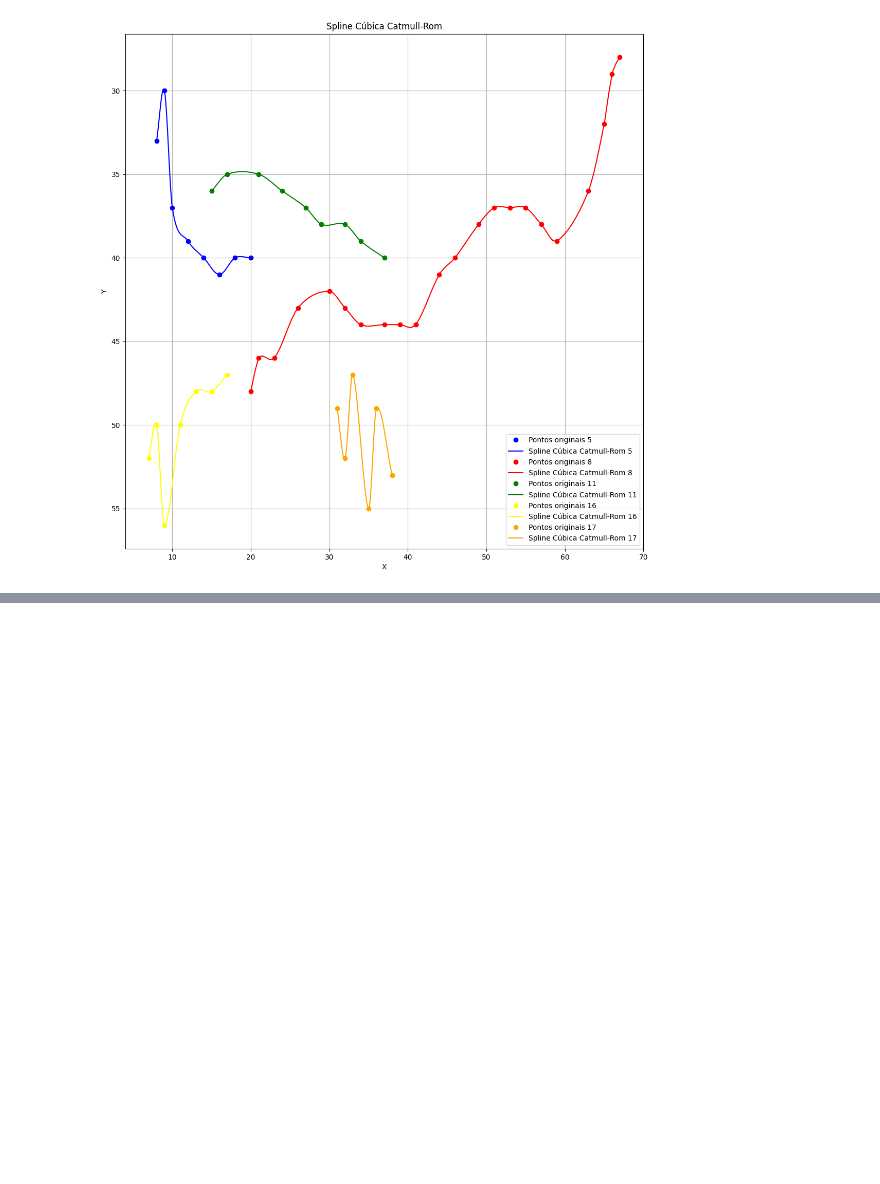
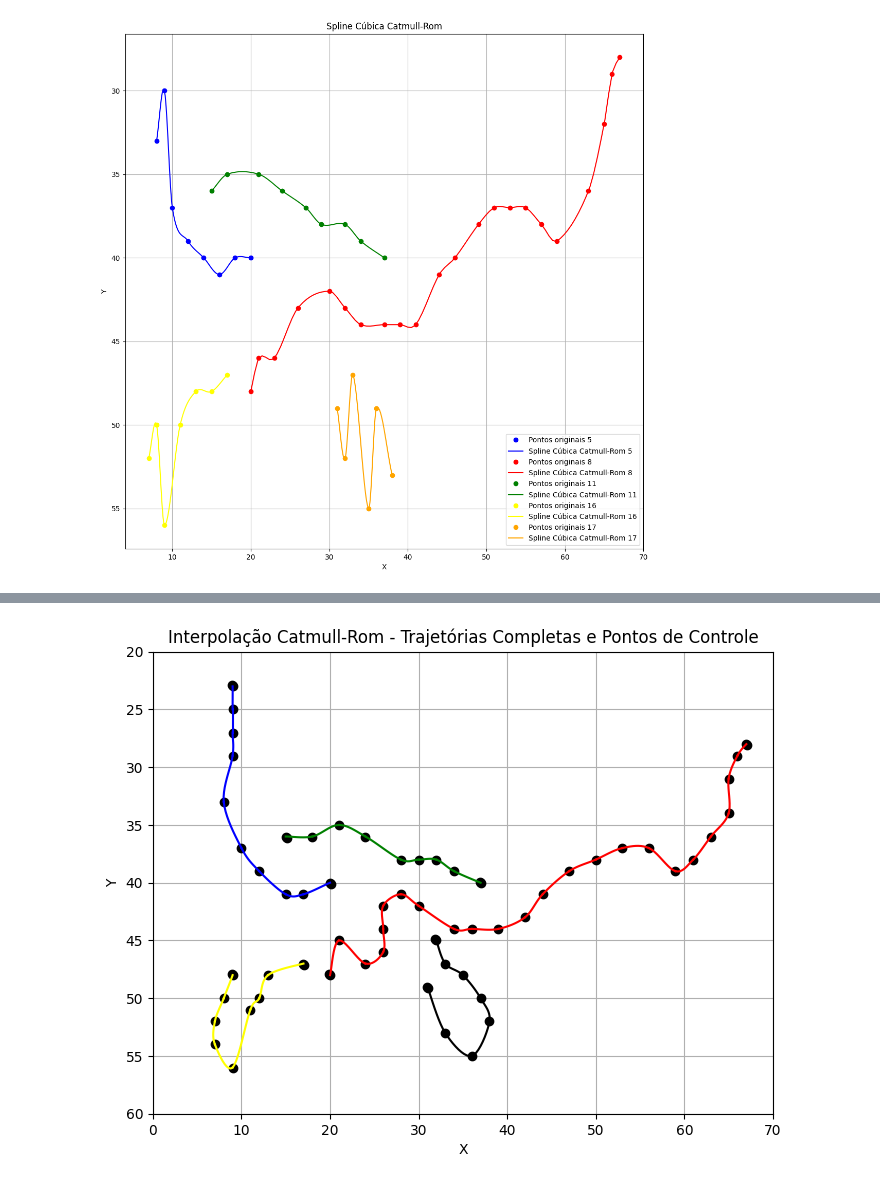
Before and after one commit to MariaLuizaLogrado/PVA, a Jupyter notebook: face_recognition_old.ipynb, the cells around one changed output, grey strips where cells are left out. Cells and saved outputs as stored; diff of their text form; code cells hidden in the pictures; blank space fills up the shorter version.

```diff
--- a/face_recognition_old.ipynb
+++ b/face_recognition_old.ipynb
@@ -947,0 +1005,86 @@ GIF salvo como 'interpolacao_catmull_rom_acumulado.gif'
+# %%
+import numpy as np
+import matplotlib.pyplot as plt
+
+colors = ['blue', 'red', 'green', 'yellow', 'black', 'black']
+
+# Configuração da figura para plotagem dos gráficos
+plt.figure(figsize=(8, 6))
+
+# Lista para armazenar as coordenadas de todas as trajetórias completas
+all_X = []
+all_Y = []
+all_control_x = []
+all_control_y = []
+all_colors = []
+
+# Loop sobre cada chave em anotacao_novo_maiores_caminhos
+for idx, (key, value) in enumerate(anotacao_novo_maiores_caminhos.items()):
+
+    color = colors[idx % len(colors)]
+    # Extraindo as coordenadas x e y
+    coordenadas = anotacao_novo_maiores_caminhos[key]
+    control_x = [coord[0] for coord in coordenadas]
+    control_y = [coord[1] for coord in coordenadas]
+
+    # Adicionando pontos fantasmas
+    control_x.insert(0, control_x[0] - 0.1)
+    control_x.append(control_x[-1] + 0.1)
+    control_y.insert(0, control_y[0] - 0.1)
+    control_y.append(control_y[-1] + 0.1)
+
+    T = 1
+    t = np.arange(0, 1.1, 0.1)
+    N = len(control_x)
+
+    interpolated_points = np.zeros((len(t), 2))
+    X = np.zeros((len(t), N - 3))
+    Y = np.zeros((len(t), N - 3))
+
+    vx = np.zeros((N - 3, 4))
+    vy = np.zeros((N - 3, 4))
+    for i in range(N - 3):
+        vx[i, :] = control_x[i:i + 4]
+        vy[i, :] = control_y[i:i + 4]
+
+    S = vx.shape
+
+    # Construindo os dados de interpolação
+    for i in range(S[0]):
+        vx1 = vx[i, :]
+        vy1 = vy[i, :]
+        q_aux = catmull_rom_t(vx1, vy1, T)
+        for j in range(len(t)):
+            interpolated_points[j] = q_aux(t[j])
+        X[:, i] = interpolated_points[:, 0]
+        Y[:, i] = interpolated_points[:, 1]
+
+    # Acumula os pontos de controle e trajetórias completas
+    all_X.append(X)
+    all_Y.append(Y)
+    all_control_x.append(control_x)
+    all_control_y.append(control_y)
+    all_colors.append(color)
+
+# Plotagem dos pontos de controle e trajetórias completas
+for X, Y, control_x, control_y, color in zip(all_X, all_Y, all_control_x, all_control_y, all_colors):
+    # Plotando os pontos de controle
+    plt.plot(control_x, control_y, 'ko', label='Pontos de Controle')
+
+    # Plotando a spline (interpolação) completa
+    plt.plot(X, Y, color=color, label=f'Spline {color}')
+
+# Definindo título, rótulos e legendas
+plt.title('Interpolação Catmull-Rom - Trajetórias Completas e Pontos de Controle')
+plt.xlabel('X')
+plt.ylabel('Y')
+# plt.legend()
+plt.grid(True)
+plt.xlim(0, 70)
+plt.ylim(20, 60)
+plt.gca().invert_yaxis()
+
+# Exibindo o gráfico
+plt.show()
+# %% [output]
+[figure, added]
```
Also changed, not shown: parts of 6 cells of this notebook, 7 other files.
